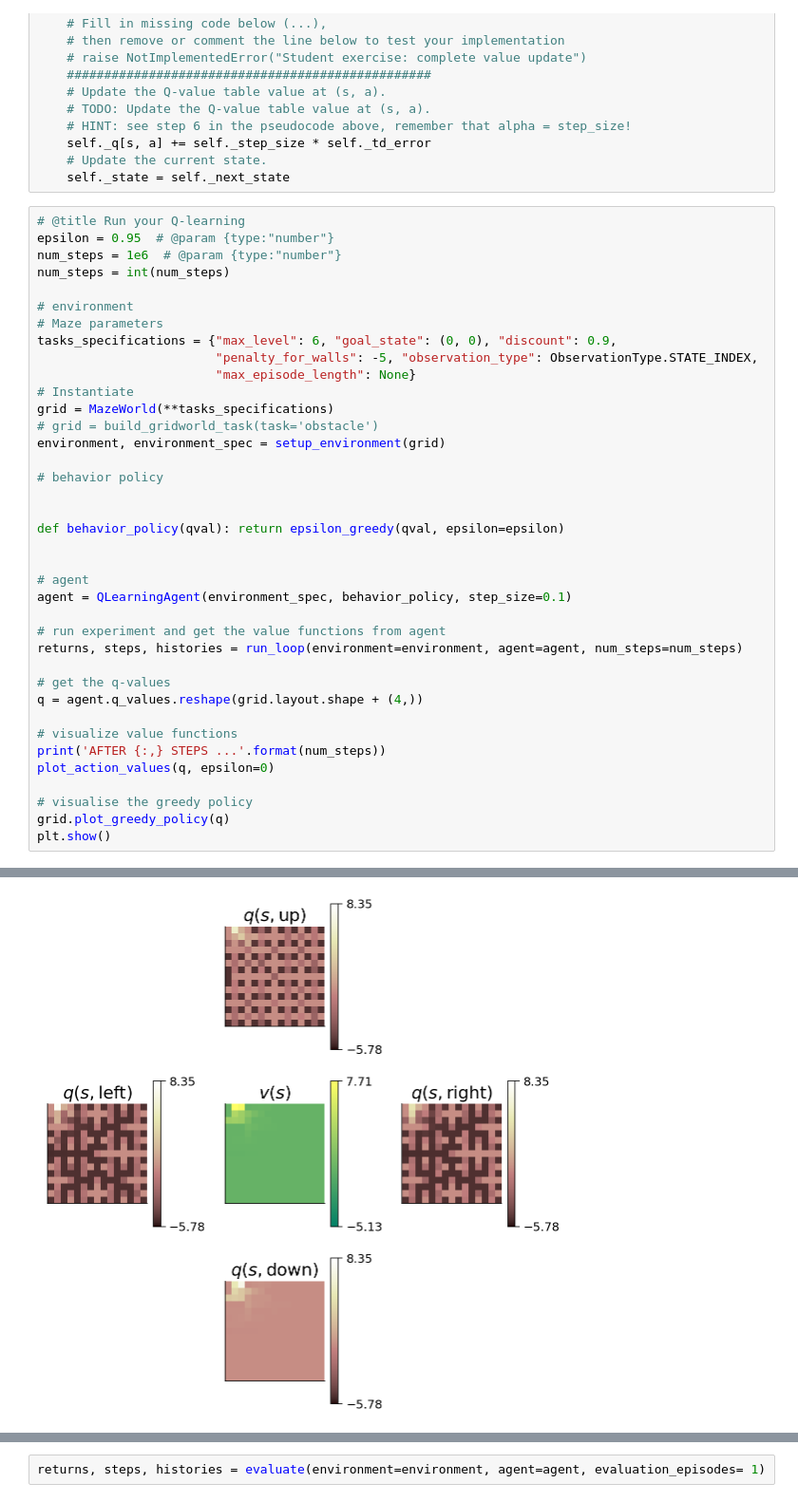
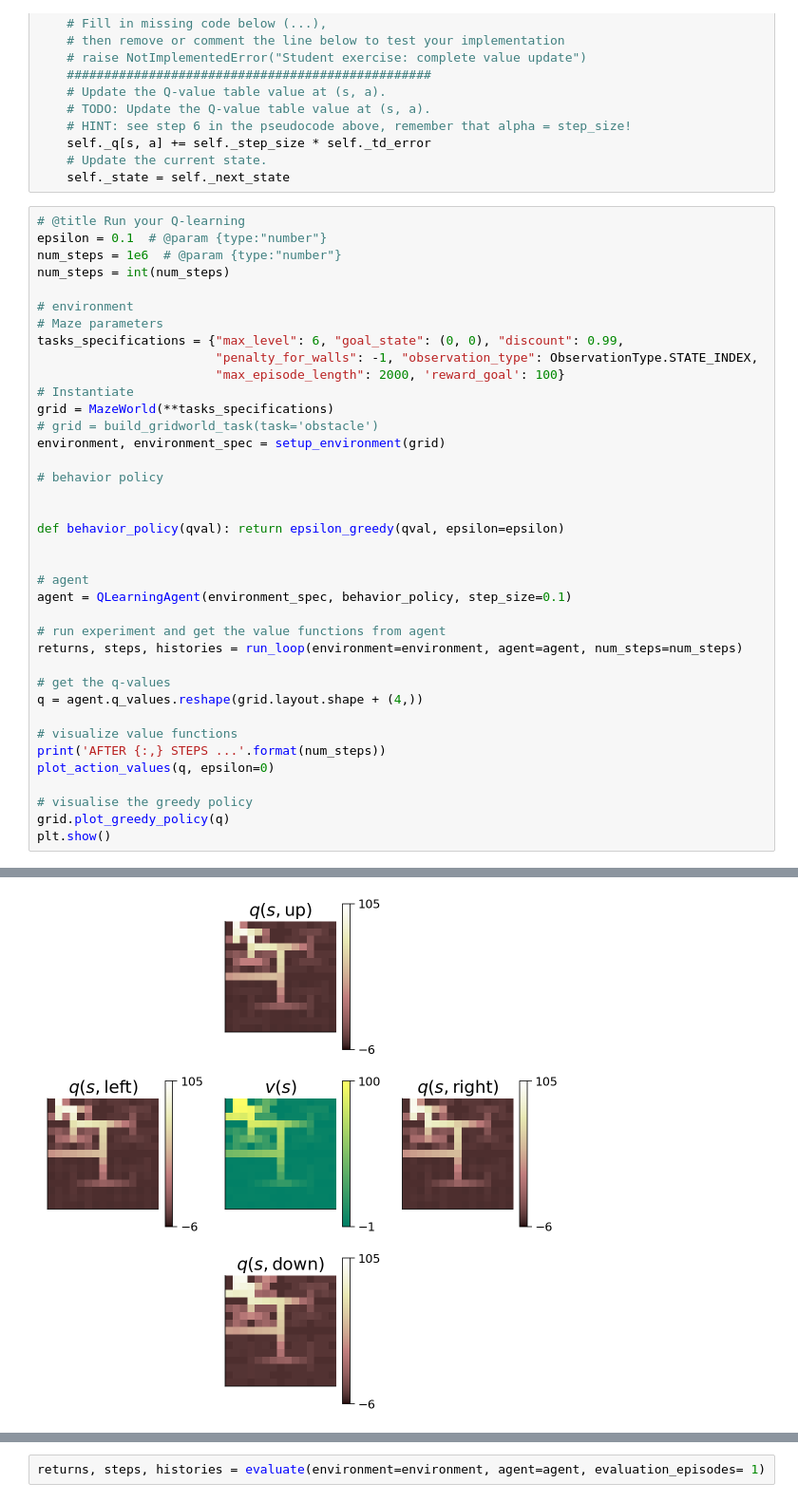
Before and after one commit to RajanDasgupta/agent-azur, a Jupyter notebook: AgentAZUR_MinimalCode.ipynb, the cells around one changed output, grey strips where cells are left out. Shown at 95% size. Saved outputs shown, nothing was run; the diff lists cells and outputs as text.

```diff
--- a/AgentAZUR_MinimalCode.ipynb
+++ b/AgentAZUR_MinimalCode.ipynb
@@ -1723,43 +1727,43 @@ class QLearningAgent(acme.Actor):
     self._state = self._next_state
 # %%
 # @title Run your Q-learning
-epsilon = 0.95  # @param {type:"number"}
+epsilon = 0.1  # @param {type:"number"}
 num_steps = 1e6  # @param {type:"number"}
 num_steps = int(num_steps)
 
 # environment
 # Maze parameters
-tasks_specifications = {"max_level": 6, "goal_state": (0, 0), "discount": 0.9,
-                        "penalty_for_walls": -5, "observation_type": ObservationType.STATE_INDEX,
-                        "max_episode_length": None}
+tasks_specifications = {"max_level": 6, "goal_state": (0, 0), "discount": 0.99,
+                        "penalty_for_walls": -1, "observation_type": ObservationType.STATE_INDEX,
+                        "max_episode_length": 2000, 'reward_goal': 100}
 # Instantiate
 grid = MazeWorld(**tasks_specifications)
 # grid = build_gridworld_task(task='obstacle')
 environment, environment_spec = setup_environment(grid)
 
 # behavior policy
 
 
 def behavior_policy(qval): return epsilon_greedy(qval, epsilon=epsilon)
 
 
 # agent
 agent = QLearningAgent(environment_spec, behavior_policy, step_size=0.1)
 
 # run experiment and get the value functions from agent
 returns, steps, histories = run_loop(environment=environment, agent=agent, num_steps=num_steps)
 
 # get the q-values
 q = agent.q_values.reshape(grid.layout.shape + (4,))
 
 # visualize value functions
 print('AFTER {:,} STEPS ...'.format(num_steps))
 plot_action_values(q, epsilon=0)
 
 # visualise the greedy policy
 grid.plot_greedy_policy(q)
 plt.show()
 # %% [output]
 Generating a 15x15 Maze
 AFTER 1,000,000 STEPS ...
-[figure, old version]
+[figure, new version]
```
Also changed, not shown: parts of 5 cells of this notebook.
